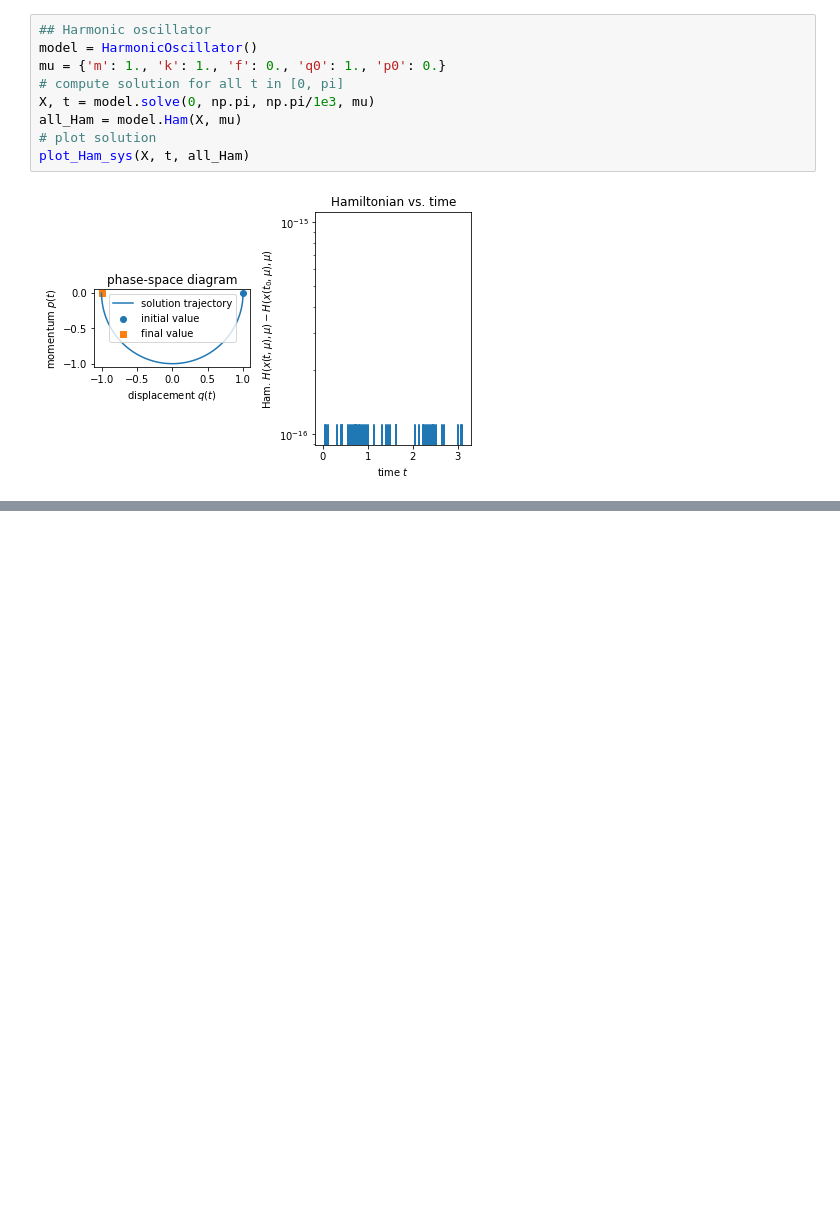
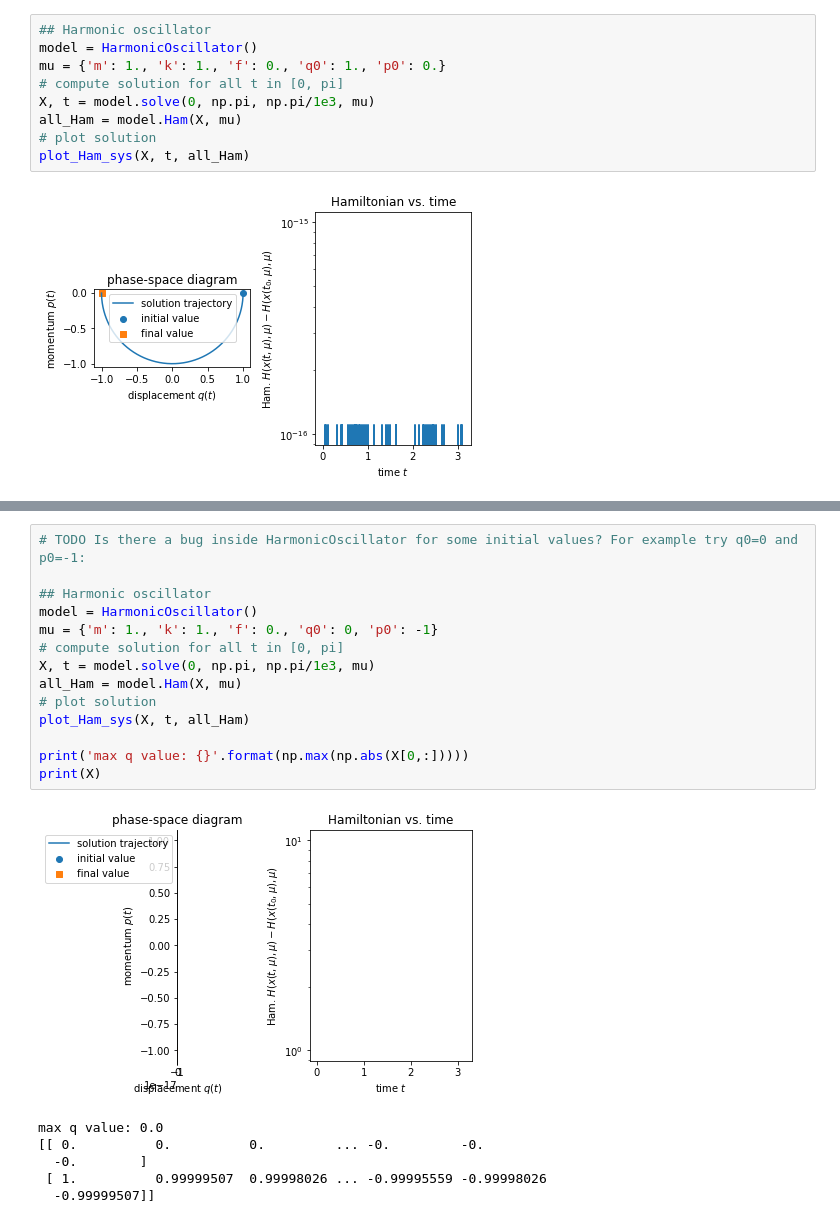
Before and after one commit to steff-mueller/simtech-bsc-thesis, a Jupyter notebook: meetings/02_code/learn_torch.ipynb, the cells around one changed output, grey strips where cells are left out. Cells and saved outputs as stored; diff of their text form; blank space fills up the shorter version.

```diff
--- a/meetings/02_code/learn_torch.ipynb
+++ b/meetings/02_code/learn_torch.ipynb
@@ -19,0 +128,21 @@ plot_Ham_sys(X, t, all_Ham)
+# %%
+# TODO Is there a bug inside HarmonicOscillator for some initial values? For example try q0=0 and p0=-1:
+
+## Harmonic oscillator
+model = HarmonicOscillator()
+mu = {'m': 1., 'k': 1., 'f': 0., 'q0': 0, 'p0': -1}
+# compute solution for all t in [0, pi]
+X, t = model.solve(0, np.pi, np.pi/1e3, mu)
+all_Ham = model.Ham(X, mu)
+# plot solution
+plot_Ham_sys(X, t, all_Ham)
+
+print('max q value: {}'.format(np.max(np.abs(X[0,:]))))
+print(X)
+# %% [output]
+[figure, added]
+max q value: 0.0
+[[ 0.          0.          0.         ... -0.         -0.
+  -0.        ]
+ [ 1.          0.99999507  0.99998026 ... -0.99995559 -0.99998026
+  -0.99999507]]
```
Also changed, not shown: parts of 5 cells of this notebook.
